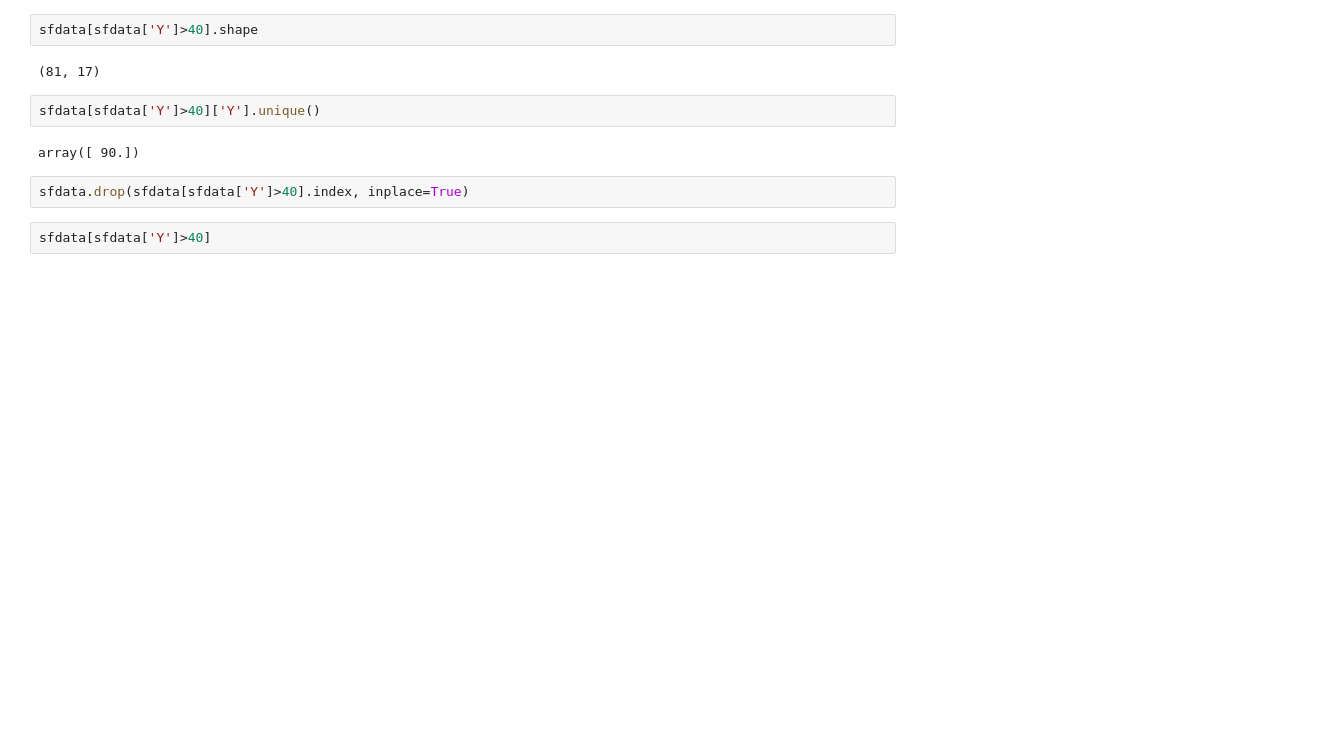
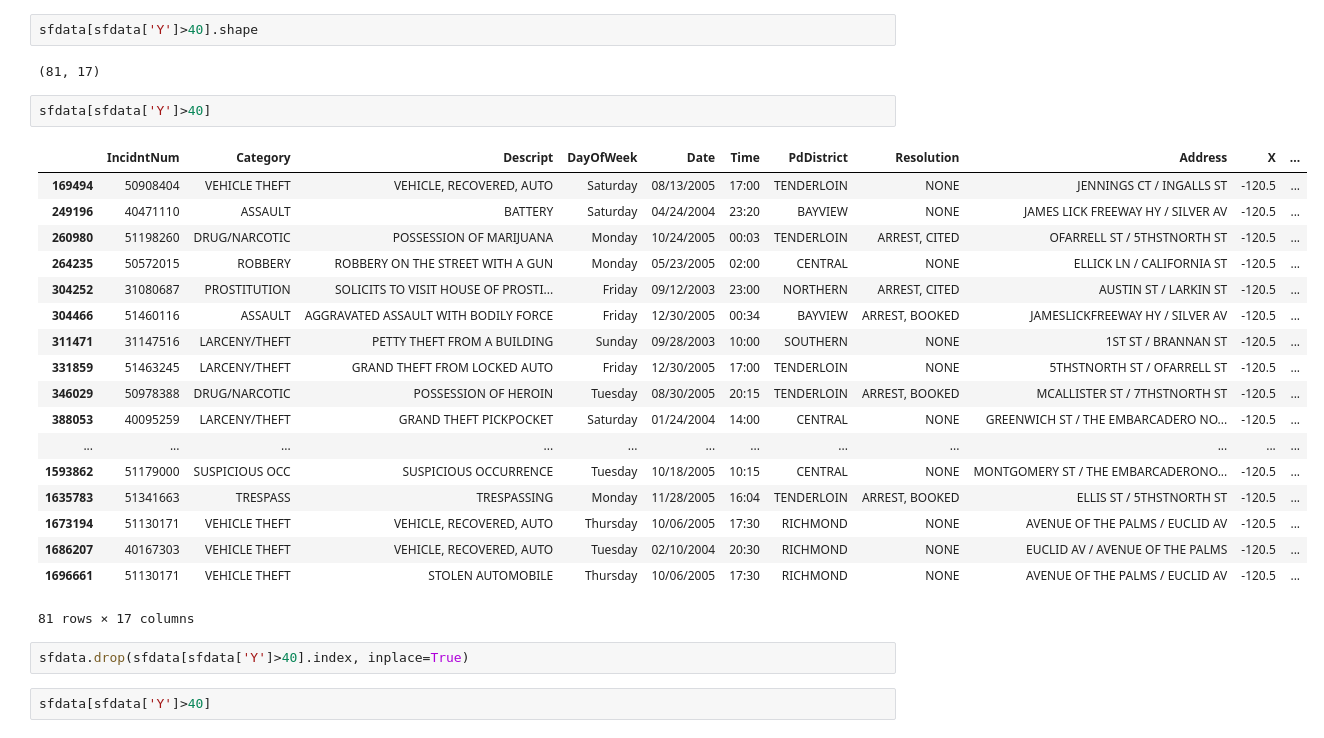
Before and after one commit to livenb/crime_prediction, a Jupyter notebook: explore/sfdata_explore.ipynb, the cells around one changed output. Cells and saved outputs as stored; diff of their text form; blank space fills up the shorter version.

```diff
--- a/explore/sfdata_explore.ipynb
+++ b/explore/sfdata_explore.ipynb
@@ -879,9 +879,26 @@ sfdata[sfdata['Y']>40].shape
 # %% [output]
 (81, 17)
 # %%
-sfdata[sfdata['Y']>40]['Y'].unique()
+sfdata[sfdata['Y']>40]
 # %% [output]
+|  | IncidntNum | Category | Descript | DayOfWeek | Date | Time | PdDistrict | Resolution | Address | X | ... |
+| 169494 | 50908404 | VEHICLE THEFT | VEHICLE, RECOVERED, AUTO | Saturday | 08/13/2005 | 17:00 | TENDERLOIN | NONE | JENNINGS CT / INGALLS ST | -120.5 | ... |
+| 249196 | 40471110 | ASSAULT | BATTERY | Saturday | 04/24/2004 | 23:20 | BAYVIEW | NONE | JAMES LICK FREEWAY HY / SILVER AV | -120.5 | ... |
+| 260980 | 51198260 | DRUG/NARCOTIC | POSSESSION OF MARIJUANA | Monday | 10/24/2005 | 00:03 | TENDERLOIN | ARREST, CITED | OFARRELL ST / 5THSTNORTH ST | -120.5 | ... |
+| 264235 | 50572015 | ROBBERY | ROBBERY ON THE STREET WITH A GUN | Monday | 05/23/2005 | 02:00 | CENTRAL | NONE | ELLICK LN / CALIFORNIA ST | -120.5 | ... |
+| 304252 | 31080687 | PROSTITUTION | SOLICITS TO VISIT HOUSE OF PROSTI... | Friday | 09/12/2003 | 23:00 | NORTHERN | ARREST, CITED | AUSTIN ST / LARKIN ST | -120.5 | ... |
+| 304466 | 51460116 | ASSAULT | AGGRAVATED ASSAULT WITH BODILY FORCE | Friday | 12/30/2005 | 00:34 | BAYVIEW | ARREST, BOOKED | JAMESLICKFREEWAY HY / SILVER AV | -120.5 | ... |
+| 311471 | 31147516 | LARCENY/THEFT | PETTY THEFT FROM A BUILDING | Sunday | 09/28/2003 | 10:00 | SOUTHERN | NONE | 1ST ST / BRANNAN ST | -120.5 | ... |
+| 331859 | 51463245 | LARCENY/THEFT | GRAND THEFT FROM LOCKED AUTO | Friday | 12/30/2005 | 17:00 | TENDERLOIN | NONE | 5THSTNORTH ST / OFARRELL ST | -120.5 | ... |
+| 346029 | 50978388 | DRUG/NARCOTIC | POSSESSION OF HEROIN | Tuesday | 08/30/2005 | 20:15 | TENDERLOIN | ARREST, BOOKED | MCALLISTER ST / 7THSTNORTH ST | -120.5 | ... |
+| 388053 | 40095259 | LARCENY/THEFT | GRAND THEFT PICKPOCKET | Saturday | 01/24/2004 | 14:00 | CENTRAL | NONE | GREENWICH ST / THE EMBARCADERO NO... | -120.5 | ... |
+| ... | ... | ... | ... | ... | ... | ... | ... | ... | ... | ... | ... |
+| 1593862 | 51179000 | SUSPICIOUS OCC | SUSPICIOUS OCCURRENCE | Tuesday | 10/18/2005 | 10:15 | CENTRAL | NONE | MONTGOMERY ST / THE EMBARCADERONO... | -120.5 | ... |
+| 1635783 | 51341663 | TRESPASS | TRESPASSING | Monday | 11/28/2005 | 16:04 | TENDERLOIN | ARREST, BOOKED | ELLIS ST / 5THSTNORTH ST | -120.5 | ... |
+| 1673194 | 51130171 | VEHICLE THEFT | VEHICLE, RECOVERED, AUTO | Thursday | 10/06/2005 | 17:30 | RICHMOND | NONE | AVENUE OF THE PALMS / EUCLID AV | -120.5 | ... |
+| 1686207 | 40167303 | VEHICLE THEFT | VEHICLE, RECOVERED, AUTO | Tuesday | 02/10/2004 | 20:30 | RICHMOND | NONE | EUCLID AV / AVENUE OF THE PALMS | -120.5 | ... |
+| 1696661 | 51130171 | VEHICLE THEFT | STOLEN AUTOMOBILE | Thursday | 10/06/2005 | 17:30 | RICHMOND | NONE | AVENUE OF THE PALMS / EUCLID AV | -120.5 | ... |
-array([ 90.])
+81 rows × 17 columns
 # %%
 sfdata.drop(sfdata[sfdata['Y']>40].index, inplace=True)
 # %%
```
Also changed, not shown: parts of 2 cells of this notebook, 7 other files.
